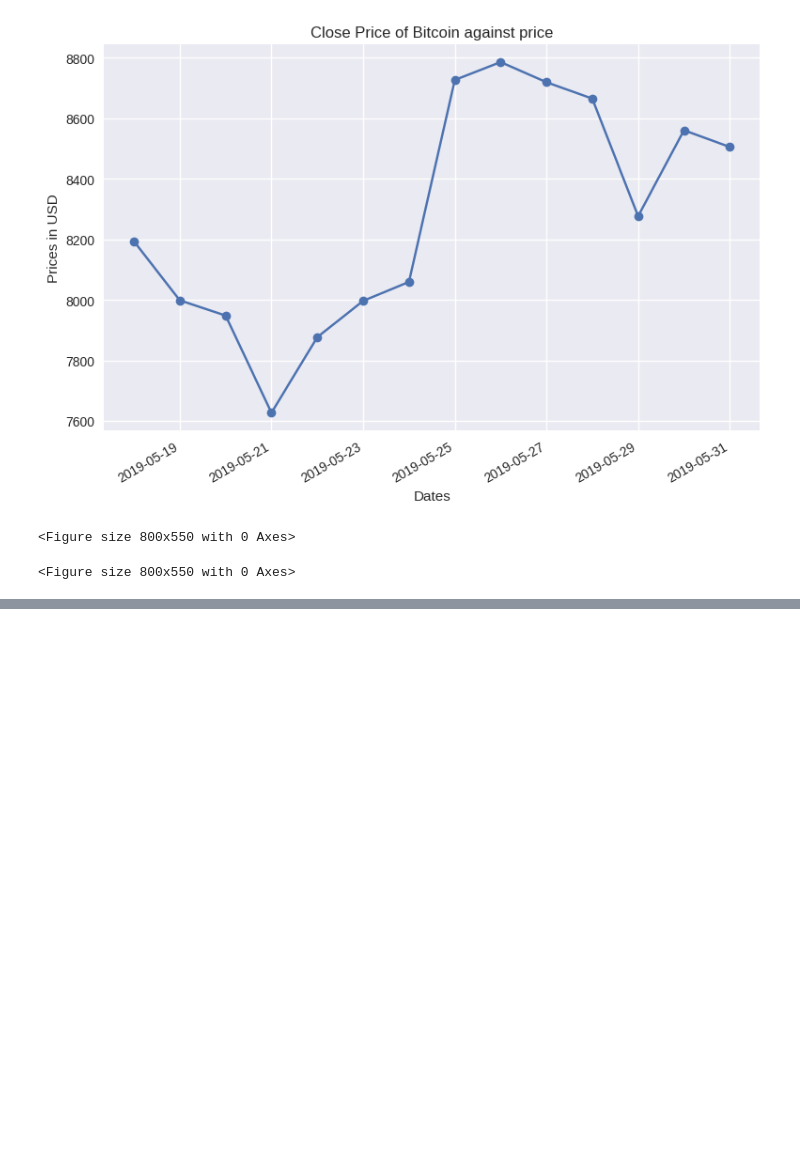
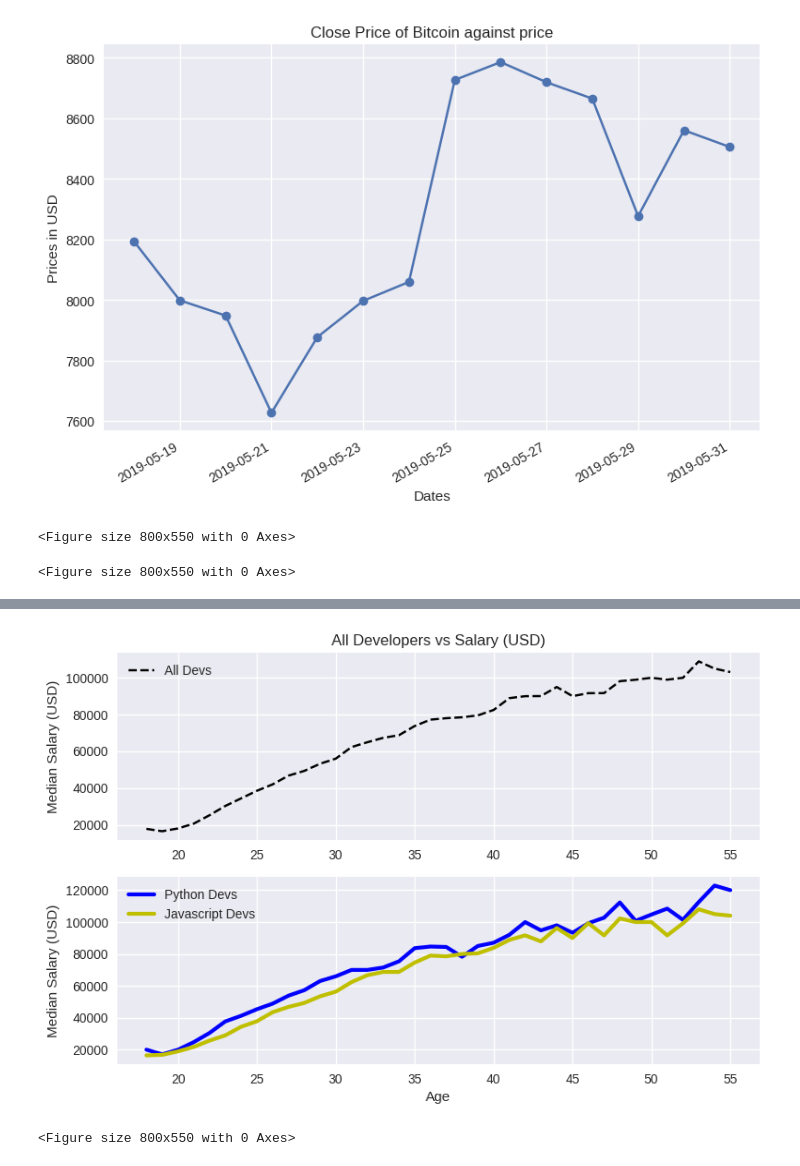
Before and after one commit to romannjoroge/DataScienceStar, a Jupyter notebook: Matplotlib/matplotlib_tutorial2.ipynb, the cells around one changed output, grey strips where cells are left out. Saved outputs shown, nothing was run; the diff lists cells and outputs as text; code cells hidden in the pictures; blank space fills up the shorter version.

```diff
--- a/Matplotlib/matplotlib_tutorial2.ipynb
+++ b/Matplotlib/matplotlib_tutorial2.ipynb
@@ -205,2 +205,27 @@ print(random.randint(0, 6))
 # %%
 %matplotlib inline
+# %%
+# Importing data
+data3 = pd.read_csv('data3.csv', header=0, index_col=0)
+
+# Creating an axis and figure
+figure, (ax1, ax2) = plt.subplots(nrows=2, ncols=1)
+
+ax2.plot(data3.index, data3.Python, linewidth=3, color='b', label='Python Devs')
+ax2.plot(data3.index, data3.JavaScript, linewidth=3, color='y', label='Javascript Devs')
+ax1.plot(data3.index, data3.All_Devs, color='k', linestyle='--', label='All Devs')
+
+
+ax1.set_title('All Developers vs Salary (USD)')
+
+ax1.set_ylabel('Median Salary (USD)')
+ax2.set_xlabel('Age')
+ax2.set_ylabel('Median Salary (USD)')
+ax1.legend()
+ax2.legend()
+
+plt.show()
+plt.clf()
+# %% [output]
+[figure, added]
+<Figure size 800x550 with 0 Axes>
```
Also changed, not shown: parts of 1 cell of this notebook.
